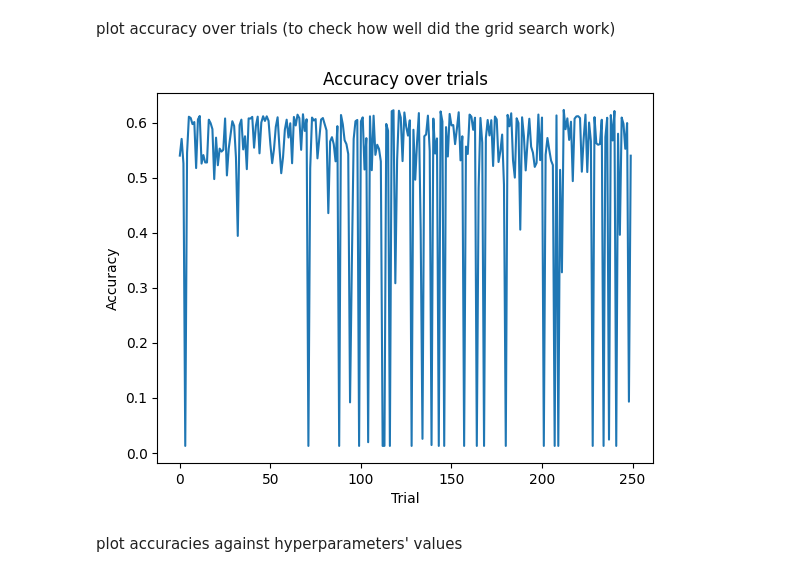
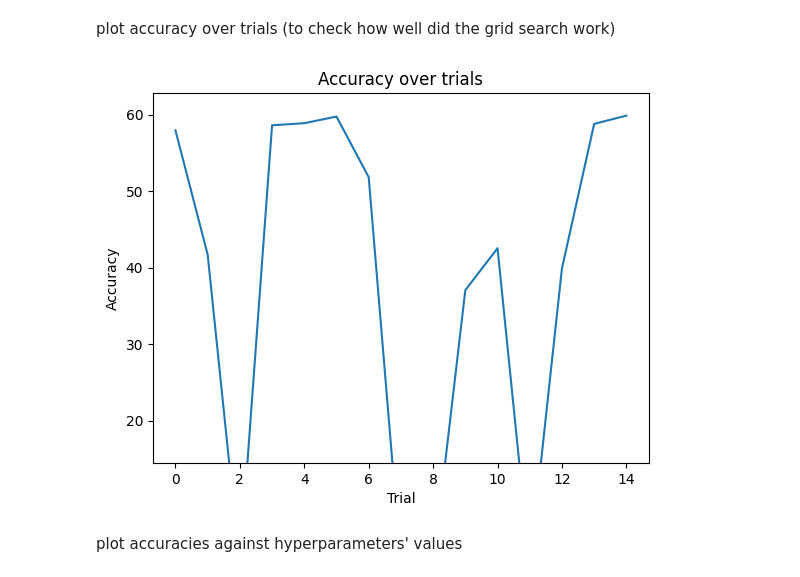
Before and after one commit to Hubizon/continual-learning-knn, a Jupyter notebook: dataset_2.ipynb, the cells around one changed output. Cells and saved outputs as stored; diff of their text form; code cells hidden in the pictures.

```diff
--- a/dataset_2.ipynb
+++ b/dataset_2.ipynb
@@ -8,16 +7,11 @@ from KMeans import KMeans
 import Metrics
 # %%
+# in case of running the program on a remote server after converting it to .py
+is_jupyter = DatasetRun.is_jupyter()
+
+study_name = "dataset2_with_kmeans"
 device = DatasetRun.get_device()
 # %% [output]
 Device used: cuda
 # %% [markdown]
 Sample run
-# %%
-metric = Metrics.MahalanobisMetric(shrinkage=True, gamma_1=1, gamma_2=1, normalization=True)
-kmeans = KMeans(n_clusters=30, max_iter=1)
-clf = KNNClassifier(n_neighbors=3,
-                    metric=metric,
-                    tukey_lambda=0.5,
-                    kmeans=kmeans,
-                    device=device)
-_ = DatasetRun.train(clf, 6, 'tasks2', verbose=True)
@@ -36,0 +18,6 @@ Paper accuracy: 62.280; Mahalanobis knn accuracy: 60.740
+# %%
+if is_jupyter:
+    metric = Metrics.MahalanobisMetric(shrinkage=True, gamma_1=2.2, gamma_2=2.2, normalization=True)
+    kmeans = KMeans(n_clusters=1, max_iter=300, metric=Metrics.EuclideanMetric())
+    clf = KNNClassifier(n_neighbors=1, metric=metric, tukey_lambda=0.4, kmeans=kmeans, device=device)
+    _ = DatasetRun.train(clf=clf, folder_name='./data/tasks2', n_tasks=6, only_last=False, verbose=True)
@@ -62,8 +76,9 @@ Best hyperparameters: {'gamma_1': 0.5305692362856793, 'gamma_2': 2.6900606882583
 # %% [markdown]
 plot accuracy over trials (to check how well did the grid search work)
 # %%
-DatasetRun.plot_accuracy_trials(trials)
+if is_jupyter:
+    DatasetRun.plot_accuracy_trials(study_name=study_name, ylim=True)
 # %% [output]
-[figure, old version]
+[figure, new version]
 # %% [markdown]
 plot accuracies against hyperparameters' values
```
Also changed, not shown: parts of 9 cells of this notebook, 6 other files.
